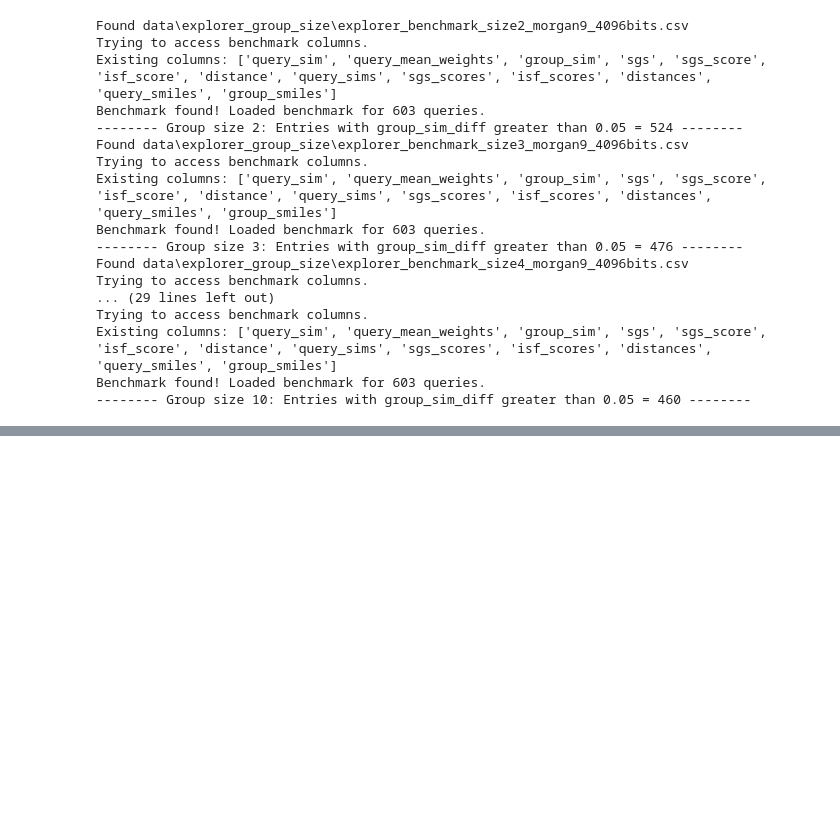
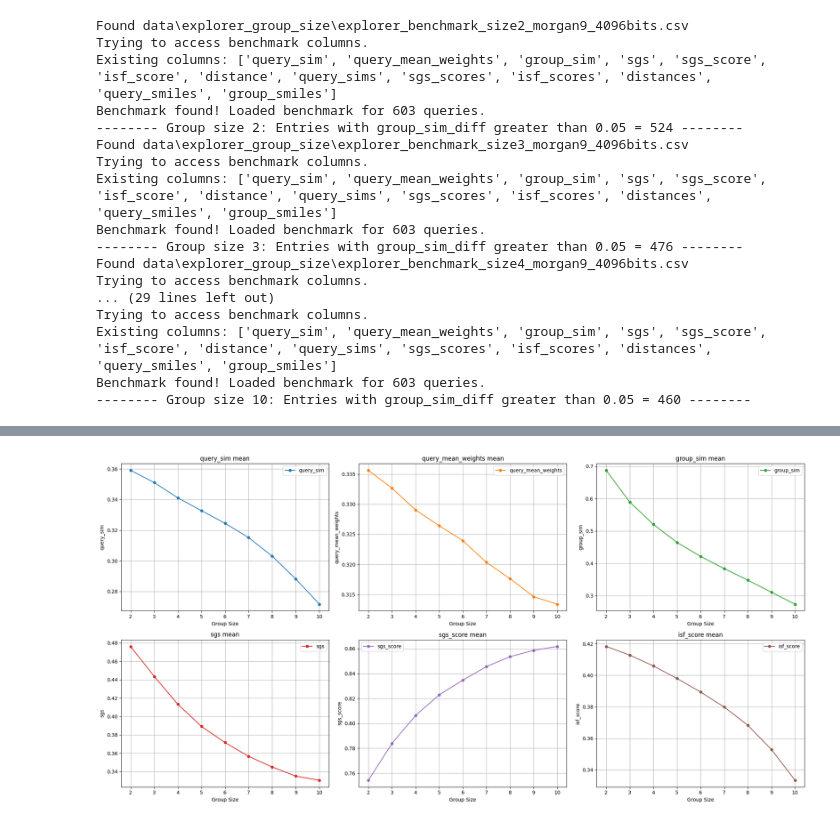
Before and after one commit to Knerten0815/master-thesis-code, a Jupyter notebook: benchmark_group_size_chemspaceExplorer.ipynb, the cells around one changed output, grey strips where cells are left out. Saved outputs shown, nothing was run; the diff lists cells and outputs as text; code cells hidden in the pictures; blank space fills up the shorter version.

```diff
--- a/benchmark_group_size_chemspaceExplorer.ipynb
+++ b/benchmark_group_size_chemspaceExplorer.ipynb
@@ -504,0 +583,33 @@ all_dfs[0].infer_objects().describe()
+# %%
+import matplotlib.pyplot as plt
+
+# Create a figure with subplots
+fig, axes = plt.subplots(2, 3, figsize=(20, 10))  # 2 rows, 4 columns for 7 plots + 1 empty
+axes = axes.flatten()  # Flatten to make indexing easier
+
+x = benchmark_df.index
+
+prop_cycle = plt.rcParams['axes.prop_cycle']
+colors = prop_cycle.by_key()['color']
+
+for i, column in enumerate(benchmark_columns):
+    ax = axes[i]
+    y = benchmark_df[column]
+
+    # Plot lines with different markers
+    color = colors[i % len(colors)]
+    ax.plot(x, y, label=f"{column}", marker='o', markersize=5, color=color)
+
+    ax.set_xlabel("Group Size")
+    ax.set_ylabel(column)
+    ax.grid(True)
+    ax.set_title(f"{column} mean")
+    ax.legend()
+
+# Hide the last empty subplot
+#axes[7].set_visible(False)
+
+plt.tight_layout()
+plt.show()
+# %% [output]
+[figure, added]
```
Also changed, not shown: parts of 14 cells of this notebook, 1 other file.
